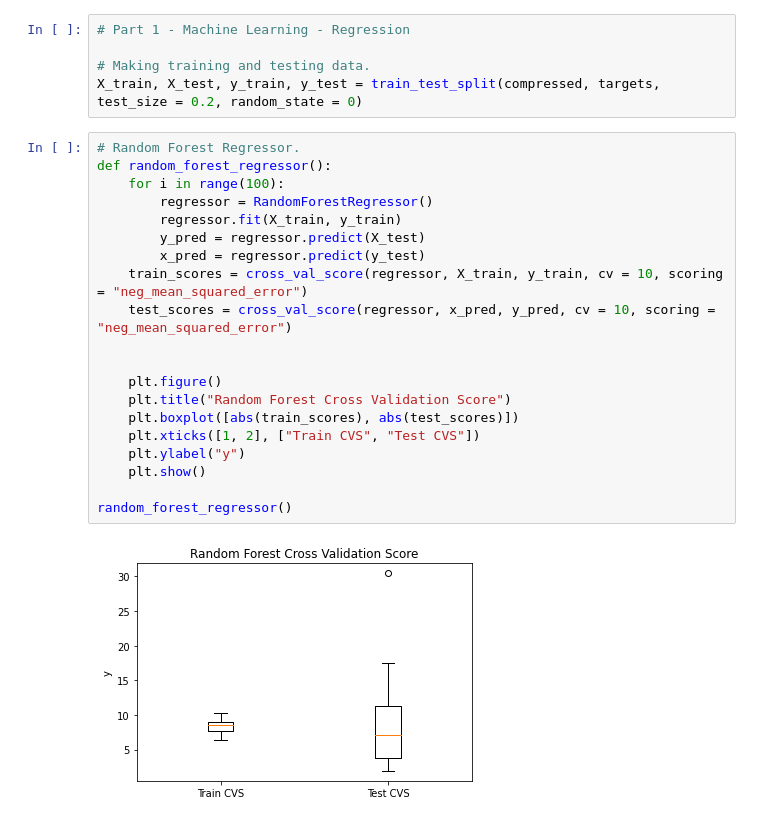
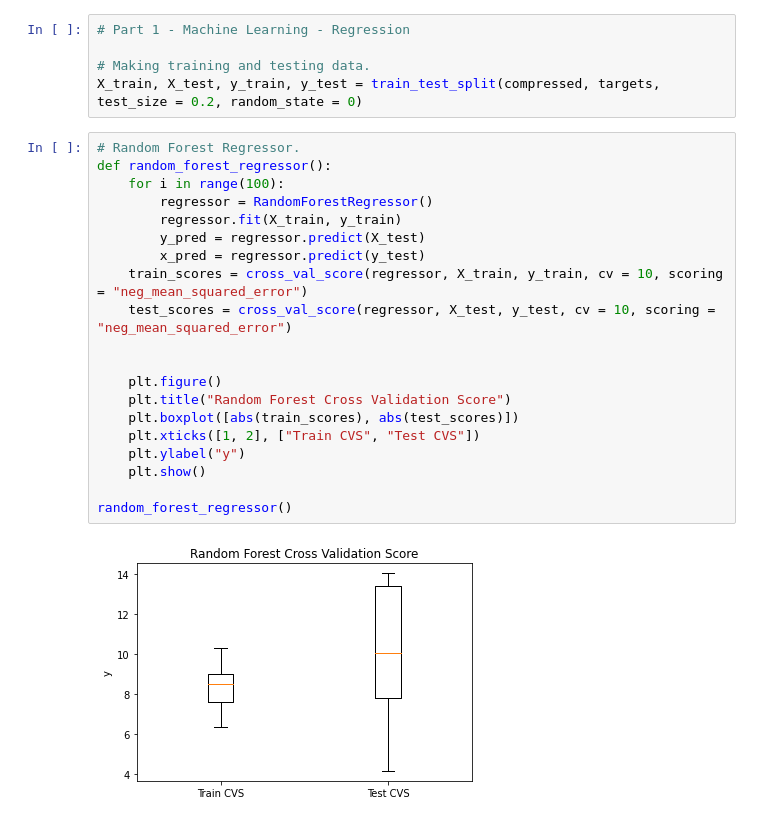
Before and after one commit to SamAlcock/COMP2002-CW70, a Jupyter notebook: COMP2002 CW70.ipynb, the cells around one changed output. Saved outputs shown, nothing was run; the diff lists cells and outputs as text.

Commit message:
Put correct data into test box plots for cross validation

```diff
--- a/COMP2002 CW70.ipynb
+++ b/COMP2002 CW70.ipynb
@@ -58,25 +57,25 @@ X_train, X_test, y_train, y_test = train_test_split(compressed, targets, test_si
 # %%
 # Random Forest Regressor.
 def random_forest_regressor():
     for i in range(100):
         regressor = RandomForestRegressor()
         regressor.fit(X_train, y_train)
         y_pred = regressor.predict(X_test)
         x_pred = regressor.predict(y_test)
     train_scores = cross_val_score(regressor, X_train, y_train, cv = 10, scoring = "neg_mean_squared_error")
-    test_scores = cross_val_score(regressor, x_pred, y_pred, cv = 10, scoring = "neg_mean_squared_error")
+    test_scores = cross_val_score(regressor, X_test, y_test, cv = 10, scoring = "neg_mean_squared_error")
 
 
     plt.figure()
     plt.title("Random Forest Cross Validation Score")
     plt.boxplot([abs(train_scores), abs(test_scores)])
     plt.xticks([1, 2], ["Train CVS", "Test CVS"])
     plt.ylabel("y")
     plt.show()
 
 random_forest_regressor()
 # %% [output]
-[figure, old version]
+[figure, new version]
 # %%
 # Neural Network.
 def neural_network():
```
Also changed, not shown: parts of 3 cells of this notebook.
